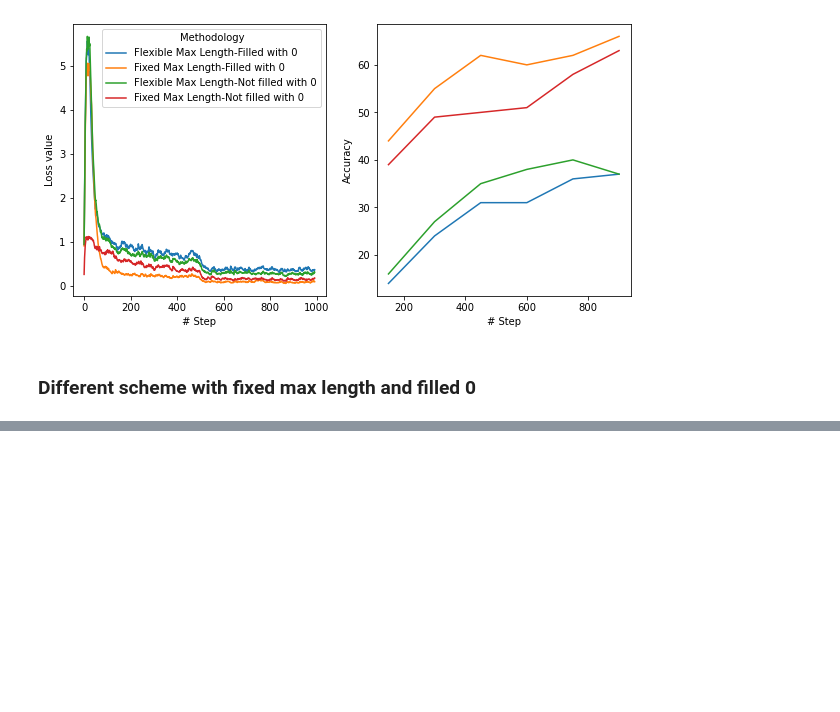
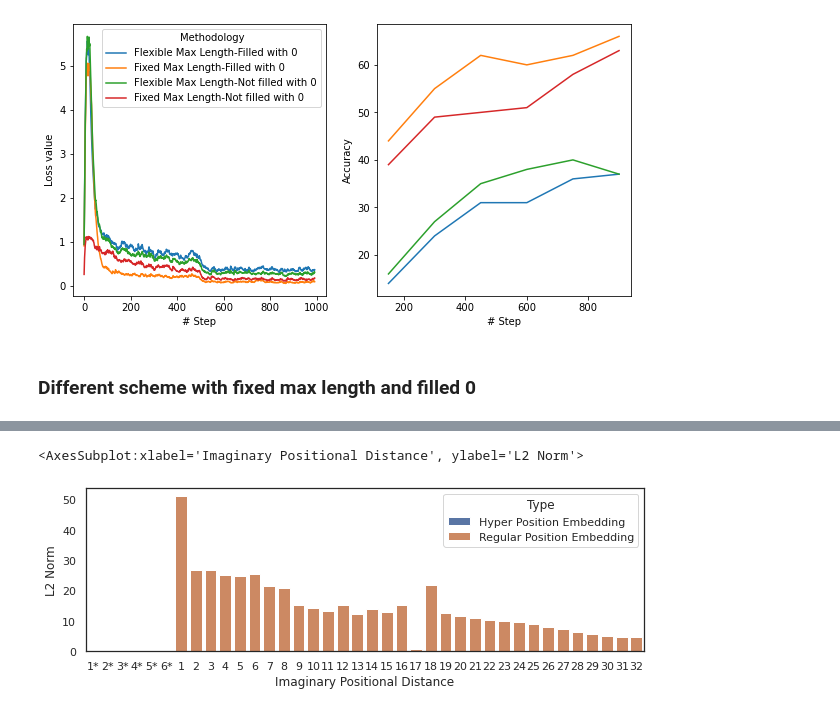
Before and after one commit to huynhducloi00/label-words-are-anchors, a Jupyter notebook: verify_unifiedqa/google-t5/plot_options.ipynb, the cells around one changed output, grey strips where cells are left out. Saved outputs shown, nothing was run; the diff lists cells and outputs as text; code cells hidden in the pictures; blank space fills up the shorter version.

```diff
--- a/verify_unifiedqa/google-t5/plot_options.ipynb
+++ b/verify_unifiedqa/google-t5/plot_options.ipynb
@@ -62,0 +86,18 @@ ax[1].legend().remove()
+# %%
+l1, l2 = pickle.load(
+    open('Scheme.UNDIRECTED_6W_hyper_weight_values.pkl', 'rb'))
+# %%
+from numpy import linalg
+
+kk = {'Type': ['Hyper Position Embedding']*6, 'Imaginary Positional Distance': [
+    f'{x}*' for x in range(1, 7)], 'L2 Norm': [linalg.norm(x) for x in l1]}
+for index, m in enumerate(l2):
+    kk['Type'].append('Regular Position Embedding')
+    kk['Imaginary Positional Distance'].append(index+1)
+    kk['L2 Norm'].append(linalg.norm(m))
+df_norm = DataFrame(kk)
+sns.set_theme(style="white", rc={'figure.figsize': (10, 3)})
+sns.barplot(df_norm, x='Imaginary Positional Distance', y='L2 Norm', hue='Type')
+# %% [output]
+<AxesSubplot:xlabel='Imaginary Positional Distance', ylabel='L2 Norm'>
+[figure, added]
```
Also changed, not shown: parts of 6 cells of this notebook.
